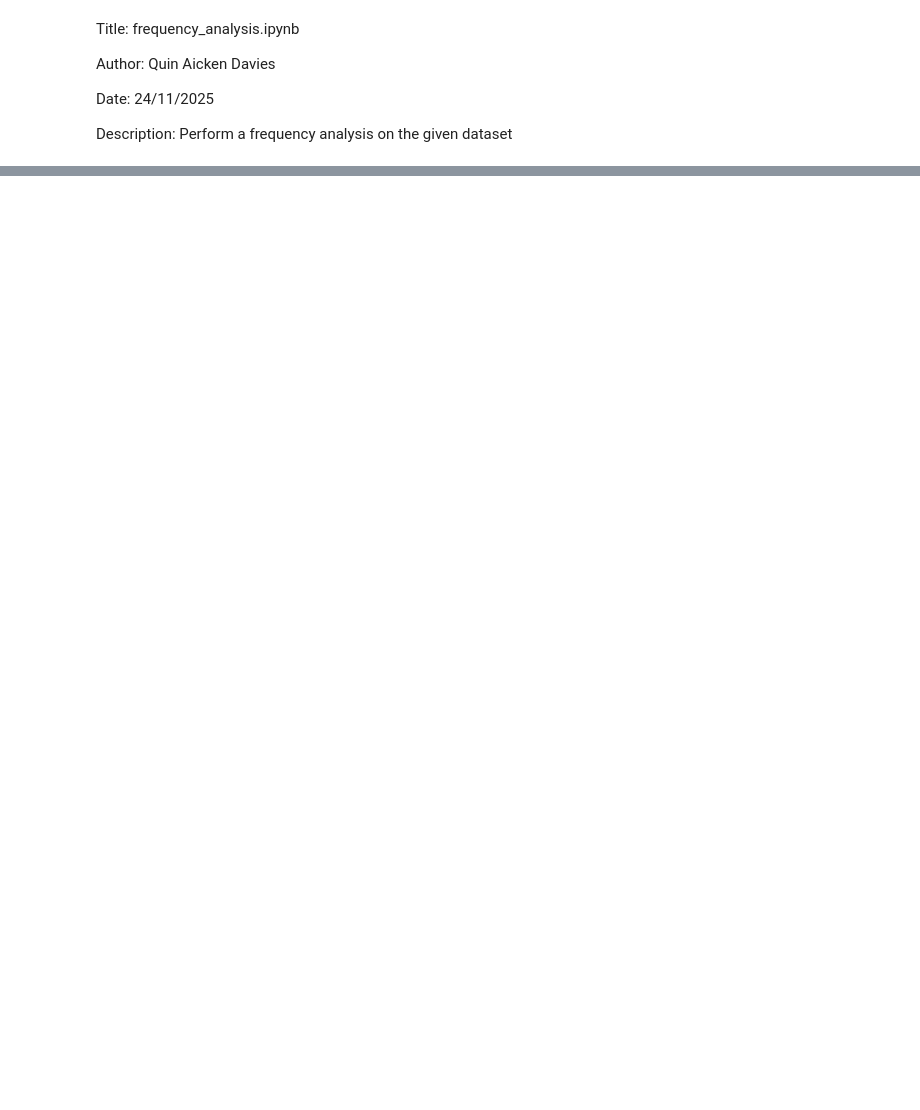
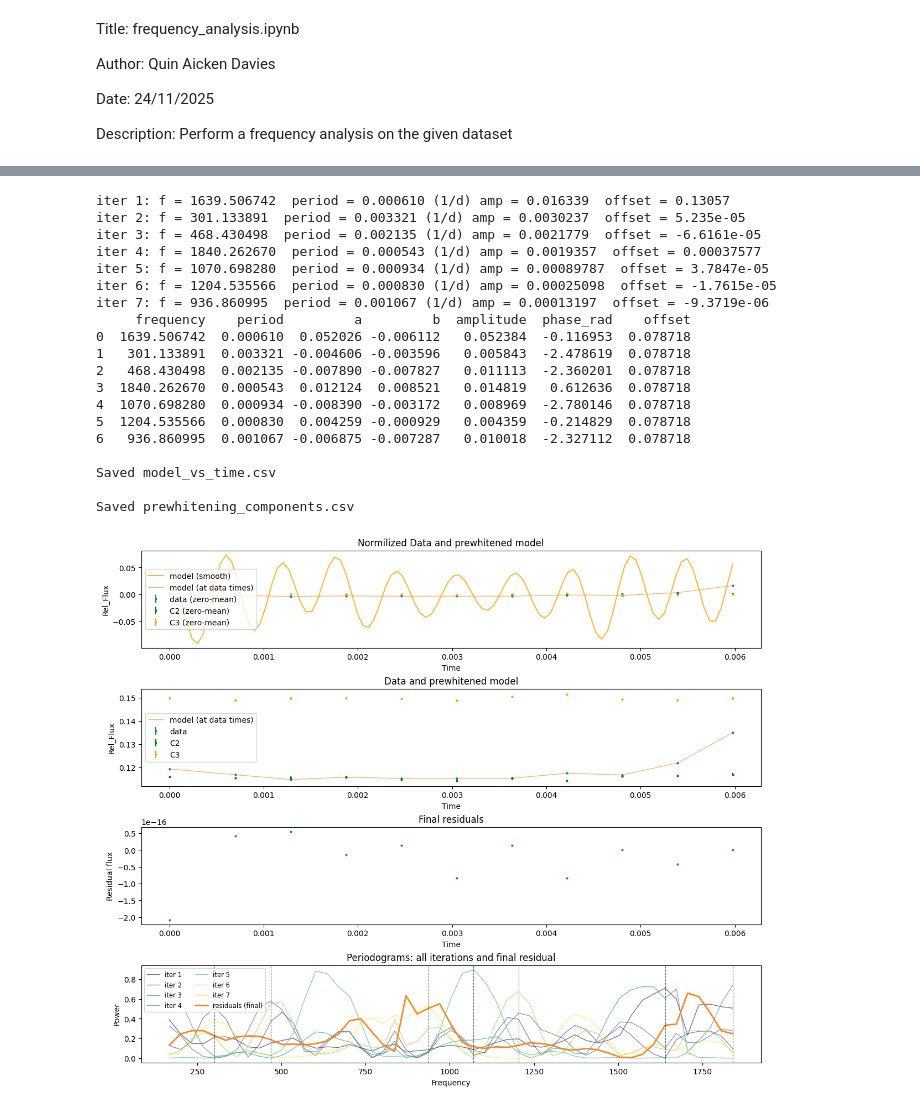
Before and after one commit to qai11/Summer_Project, a Jupyter notebook: Reduction Code/Frequency_analysis.ipynb, the cells around one changed output, grey strips where cells are left out. Saved outputs shown, nothing was run; the diff lists cells and outputs as text; code cells hidden in the pictures; blank space fills up the shorter version.

Commit message:
Tidying up frequency analysis and saving outputs as csvs

```diff
--- a/Reduction Code/Frequency_analysis.ipynb
+++ b/Reduction Code/Frequency_analysis.ipynb
@@ -600,0 +507,25 @@ iter 2: f = 11.043599  period = 0.090550 (1/d) amp = 0.0093232  offset = -0.0011
+# %%
+"""Run flux data through prewhitening"""
+prewhiten_lomb(dates, t, flux_array, zz_Psc_flux_err, zz_Psc_flux_C2,zz_Psc_flux_C3,zz_Psc_flux_err_C2,zz_Psc_flux_err_C3, n_iter=7,
+               store_periodograms=True, save_data=True, magnitudes=False)
+# %% [output]
+iter 1: f = 1639.506742  period = 0.000610 (1/d) amp = 0.016339  offset = 0.13057
+iter 2: f = 301.133891  period = 0.003321 (1/d) amp = 0.0030237  offset = 5.235e-05
+iter 3: f = 468.430498  period = 0.002135 (1/d) amp = 0.0021779  offset = -6.6161e-05
+iter 4: f = 1840.262670  period = 0.000543 (1/d) amp = 0.0019357  offset = 0.00037577
+iter 5: f = 1070.698280  period = 0.000934 (1/d) amp = 0.00089787  offset = 3.7847e-05
+iter 6: f = 1204.535566  period = 0.000830 (1/d) amp = 0.00025098  offset = -1.7615e-05
+iter 7: f = 936.860995  period = 0.001067 (1/d) amp = 0.00013197  offset = -9.3719e-06
+     frequency    period         a         b  amplitude  phase_rad    offset
+0  1639.506742  0.000610  0.052026 -0.006112   0.052384  -0.116953  0.078718
+1   301.133891  0.003321 -0.004606 -0.003596   0.005843  -2.478619  0.078718
+2   468.430498  0.002135 -0.007890 -0.007827   0.011113  -2.360201  0.078718
+3  1840.262670  0.000543  0.012124  0.008521   0.014819   0.612636  0.078718
+4  1070.698280  0.000934 -0.008390 -0.003172   0.008969  -2.780146  0.078718
+5  1204.535566  0.000830  0.004259 -0.000929   0.004359  -0.214829  0.078718
+6   936.860995  0.001067 -0.006875 -0.007287   0.010018  -2.327112  0.078718
+
+Saved model_vs_time.csv
+
+Saved prewhitening_components.csv
+[figure, added]
```
Also changed, not shown: parts of 8 cells of this notebook, 32 other files.
